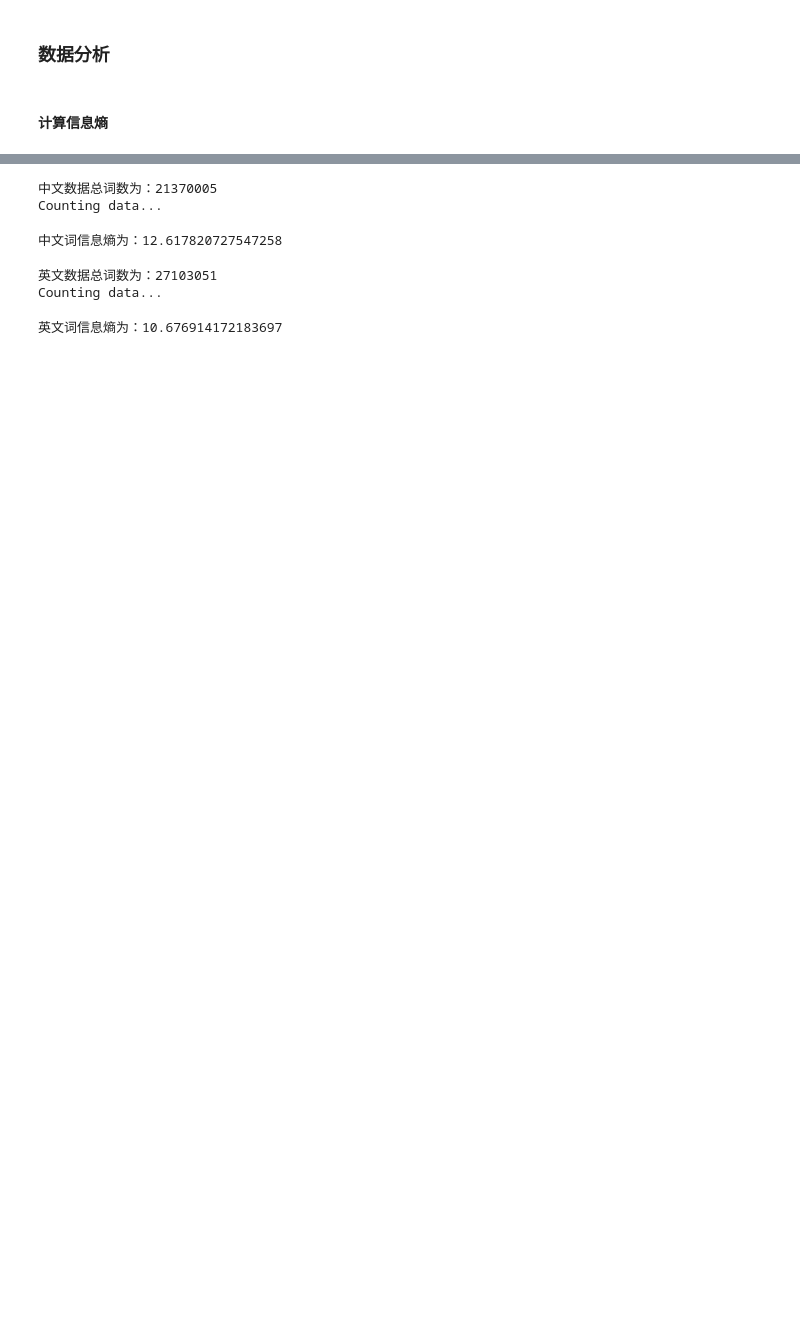
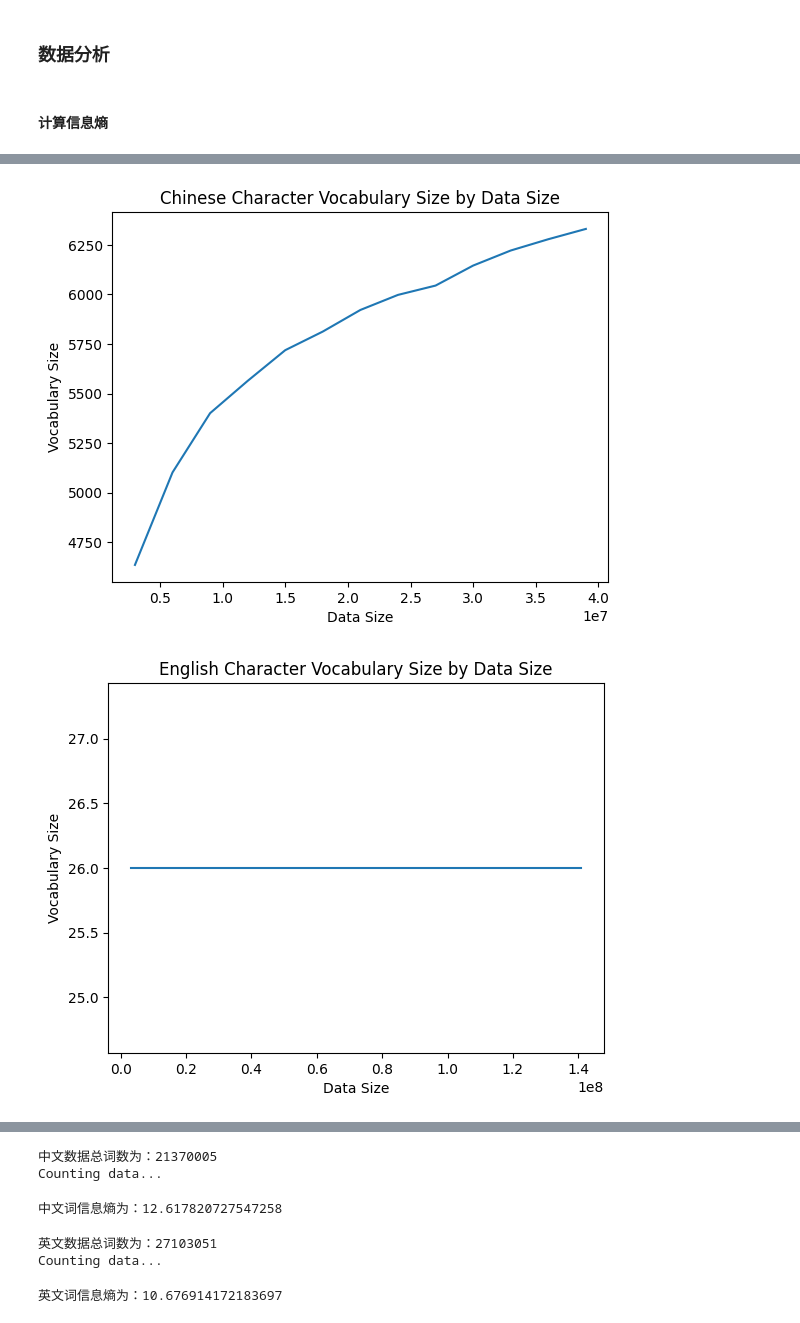
Before and after one commit to SunnyYYLin/text-entropy, a Jupyter notebook: main.ipynb, the cells around one changed output, grey strips where cells are left out. Drawn from its saved outputs; the diff is of its cells as text; code cells hidden in the pictures; blank space fills up the shorter version.

```diff
--- a/main.ipynb
+++ b/main.ipynb
@@ -63,0 +88,19 @@ fig2 = entropy_curve(en_chrs, 3_000_000)
+# %%
+from utils.distribution import vocab_size_curve
+import matplotlib.pyplot as plt
+
+fig1 = vocab_size_curve(cn_chrs, 3_000_000)
+fig2 = vocab_size_curve(en_chrs, 3_000_000)
+plt.plot(fig1[0], fig1[1], label='CN')
+plt.xlabel('Data Size')
+plt.ylabel('Vocabulary Size')
+plt.title('Chinese Character Vocabulary Size by Data Size')
+plt.show()
+plt.plot(fig2[0], fig2[1], label='EN')
+plt.xlabel('Data Size')
+plt.ylabel('Vocabulary Size')
+plt.title('English Character Vocabulary Size by Data Size')
+plt.show()
+# %% [output]
+[figure, added]
+[figure, added]
```
Also changed, not shown: parts of 17 cells of this notebook, 16 other files.
